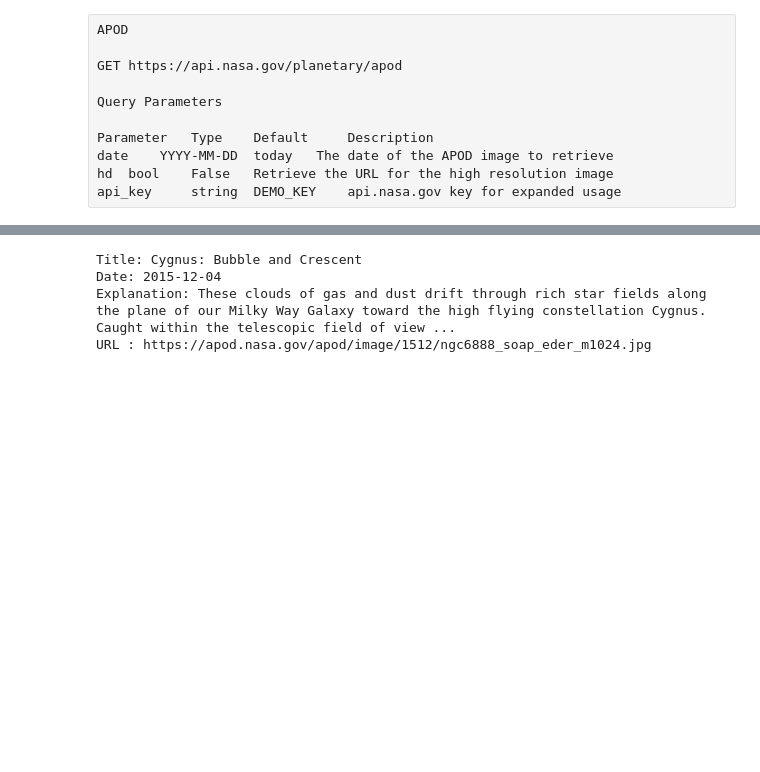
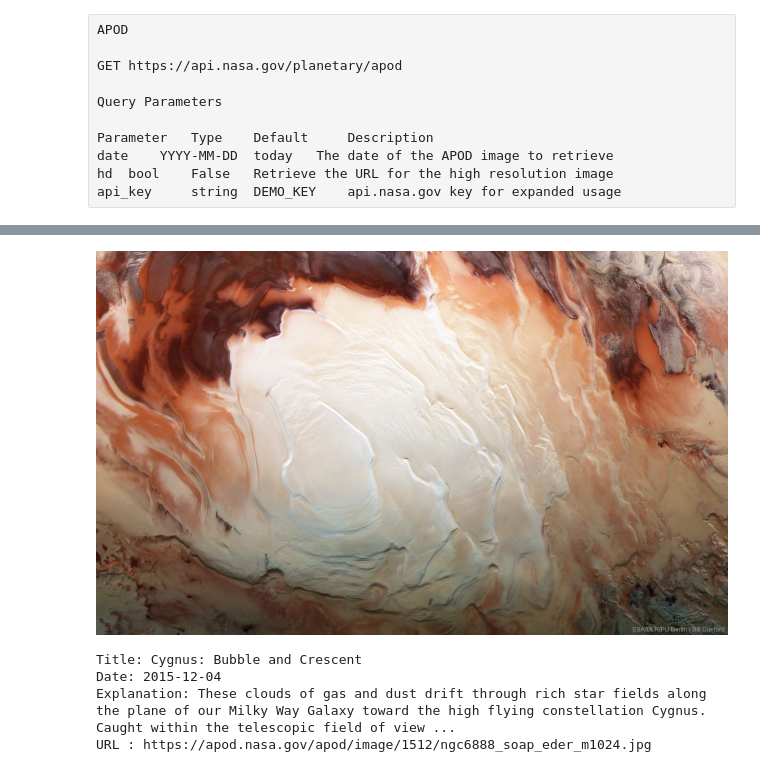
Before and after one commit to crispybacon/ApolloRepo, a Jupyter notebook: important_stuff/NASA endpoints.ipynb, the cells around one changed output, grey strips where cells are left out. Cells and saved outputs as stored; diff of their text form; code cells hidden in the pictures; blank space fills up the shorter version.

```diff
--- a/important_stuff/NASA endpoints.ipynb
+++ b/important_stuff/NASA endpoints.ipynb
@@ -60,3 +100,7 @@ def APOD(date, key, hd=False, debug=False):
+# %%
+im.save
+# %% [output]
+[figure, added]
 # %%
 APOD('2015-12-4', key)
 # %% [output]
```
Also changed, not shown: parts of 10 cells of this notebook, 4 other files.
